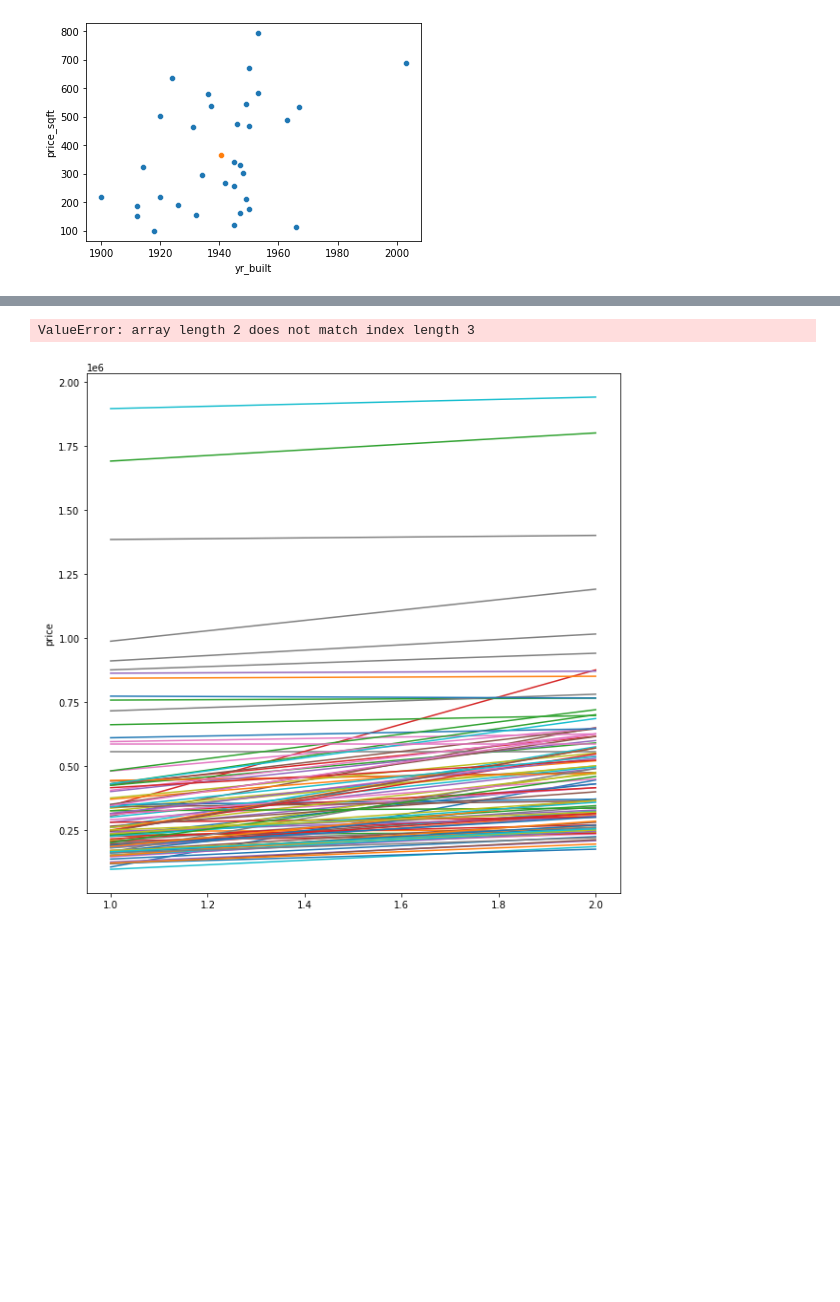
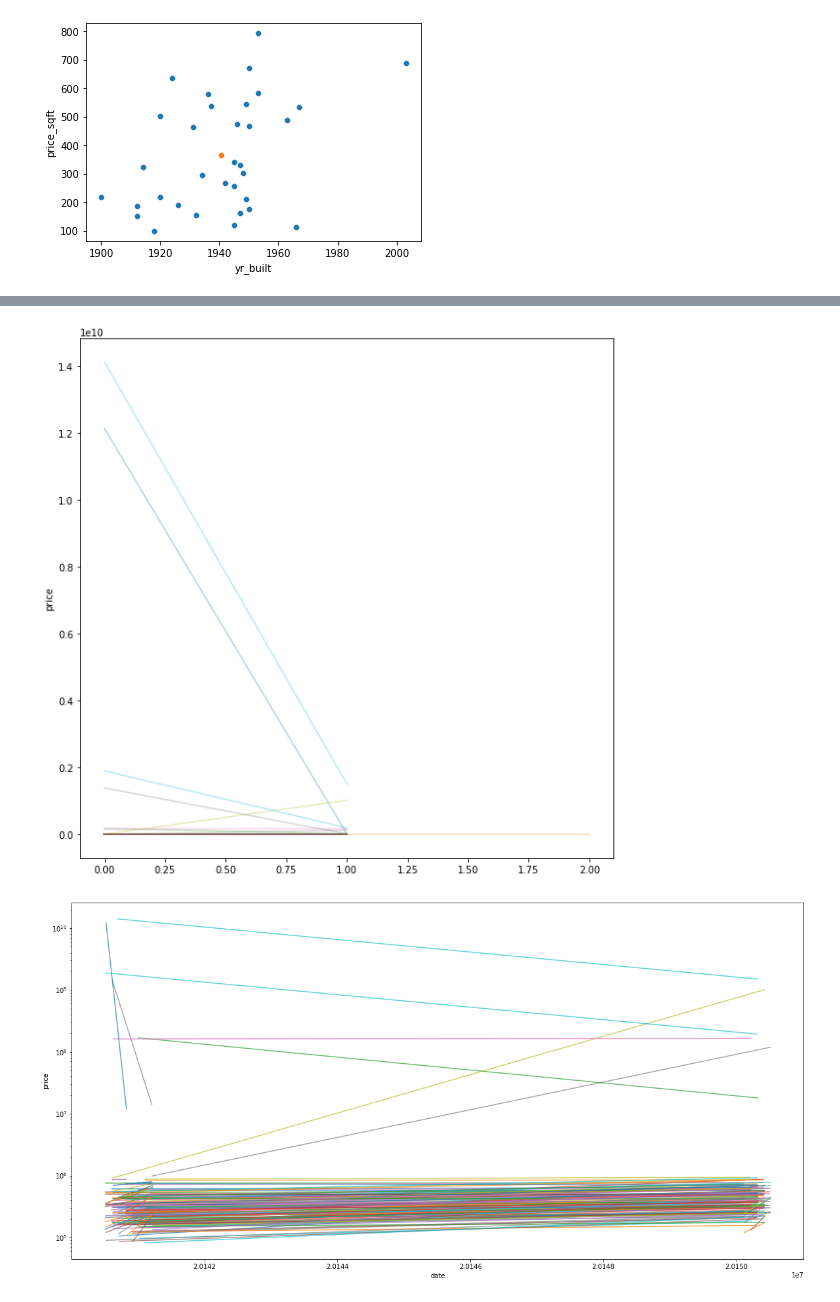
Before and after one commit to mattlamachado/King_County_DNC, a Jupyter notebook: 34012_Roof_Imoveis_1.0.ipynb, the cells around one changed output, grey strips where cells are left out. Drawn from its saved outputs; the diff is of its cells as text; code cells hidden in the pictures; blank space fills up the shorter version.

```diff
--- a/34012_Roof_Imoveis_1.0.ipynb
+++ b/34012_Roof_Imoveis_1.0.ipynb
@@ -320,8 +327,3 @@ plt.show()
 # %%
 justNum = roof_c.select_dtypes(include='number')
 justNum.drop(inplace = True, columns=['id', 'bedrooms', 'bathrooms', 'waterfront', 'SCORE', 'SCORE_all', 'zprice', 'zprice_all', 'lat', 'long', 'zipcode', 'sqft15_score', 'yr_renovated'])
-# %%
-x = roof_c[['grade', 'price_sqft']].groupby('grade', as_index=False).agg('median')
-
-plt.figure()
-sns.lineplot(x=x['grade'], y=x['price_sqft'])
@@ -416,13 +394,25 @@ display(duplicates)
 353 rows × 27 columns
+# %%
+duplicates.sort_values('date', axis=0, ascending=True, inplace=True)
+duplicates.reset_index(inplace=True)
 # %%
-X = (1,2)
 plt.figure(figsize=(10,10))
 
-duplicates[duplicates['id'] == id]
 for id in set(duplicates['id']):
-    sns.lineplot(y = duplicates['price'][duplicates['id'] == id], x = X)
+    X = range(0, duplicates['id'].value_counts()[id], 1)
+    sns.lineplot(y = (duplicates['price'][duplicates['id'] == id]), x = X, alpha = 0.3)
 
 plt.show()
+
+###___________________________________________________________________###
+
+plt.figure(figsize=(20,10))
+
+for id in set(duplicates['id']):
+    sns.lineplot(y = duplicates['price'][duplicates['id'] == id], x = duplicates['date'][duplicates['id'] == id], alpha = 0.7)
+
+plt.yscale('log')
+plt.show()
 # %% [output]
-ValueError: array length 2 does not match index length 3
-[figure, old version]
+[figure, new version]
+[figure, added]
```
Also changed, not shown: parts of 16 cells of this notebook.
